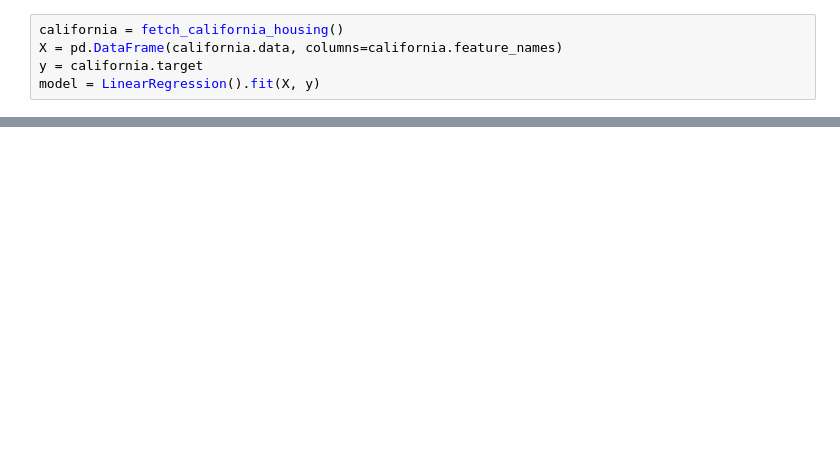
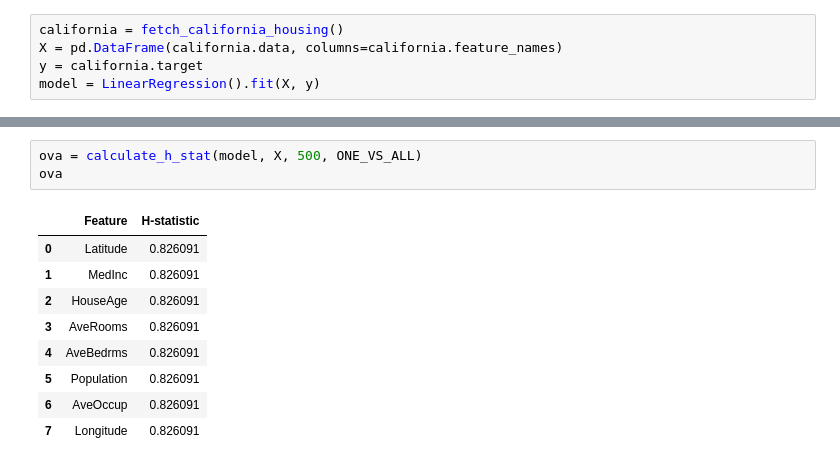
Before and after one commit to pyartemis/artemis, a Jupyter notebook: experiments/h_statistic_experiments.ipynb, the cells around one changed output, grey strips where cells are left out. Drawn from its saved outputs; the diff is of its cells as text; blank space fills up the shorter version.

```diff
--- a/experiments/h_statistic_experiments.ipynb
+++ b/experiments/h_statistic_experiments.ipynb
@@ -36,0 +58,13 @@ h_stat_long_vs_all
+# %%
+ova = calculate_h_stat(model, X, 500, ONE_VS_ALL)
+ova
+# %% [output]
+|  | Feature | H-statistic |
+| 0 | Latitude | 0.826091 |
+| 1 | MedInc | 0.826091 |
+| 2 | HouseAge | 0.826091 |
+| 3 | AveRooms | 0.826091 |
+| 4 | AveBedrms | 0.826091 |
+| 5 | Population | 0.826091 |
+| 6 | AveOccup | 0.826091 |
+| 7 | Longitude | 0.826091 |
```
Also changed, not shown: parts of 10 cells of this notebook, 4 other files.
